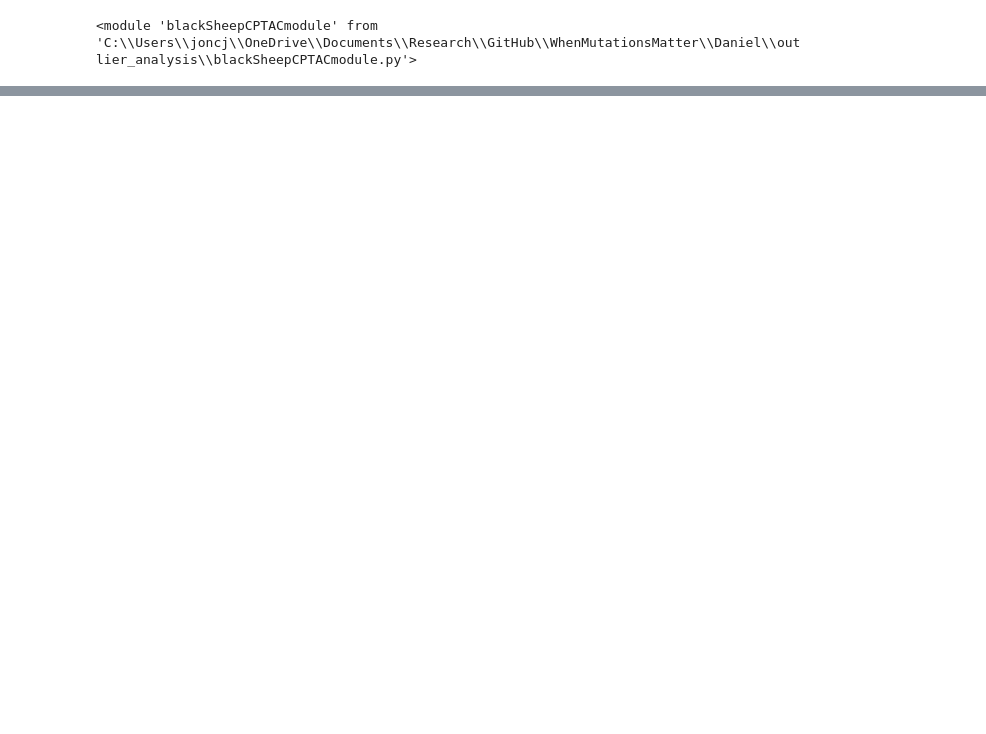
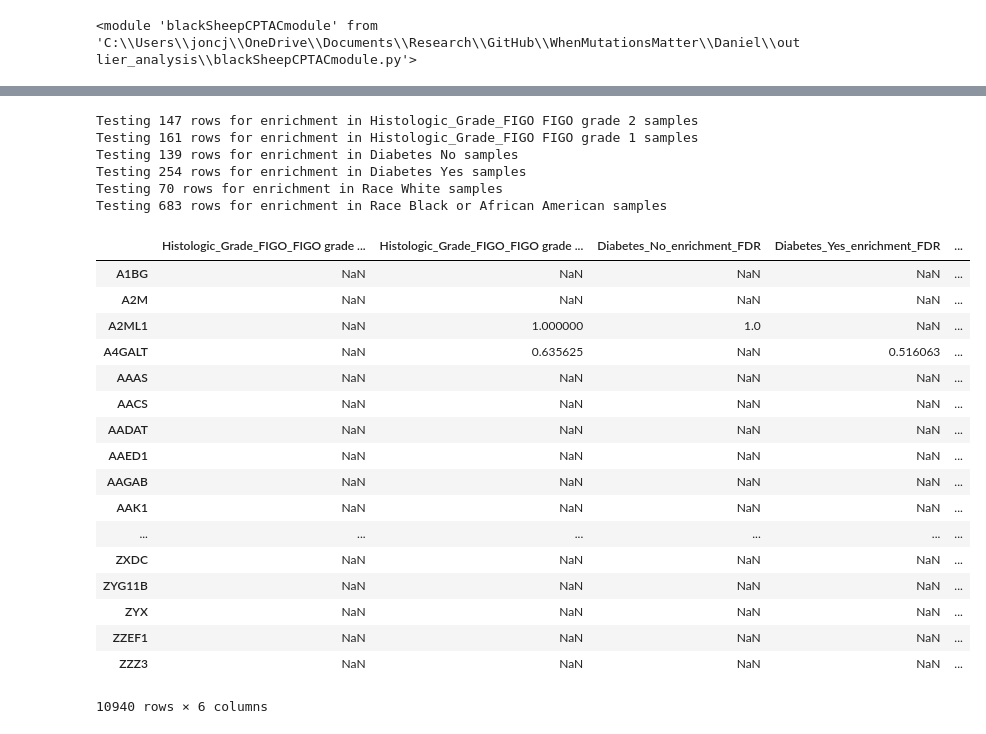
Before and after one commit to PayneLab/WhenMutationsMatter, a Jupyter notebook: Daniel/outlier_analysis/Jon_Black_Sheep_Exploration.ipynb, the cells around one changed output, grey strips where cells are left out. Saved outputs shown, nothing was run; the diff lists cells and outputs as text; code cells hidden in the pictures; blank space fills up the shorter version.

```diff
--- a/Daniel/outlier_analysis/Jon_Black_Sheep_Exploration.ipynb
+++ b/Daniel/outlier_analysis/Jon_Black_Sheep_Exploration.ipynb
@@ -46,4 +50,32 @@ outliers_en_prot
 # %%
 annotations = clinical[['Histologic_Grade_FIGO', 'Diabetes', 'Race']]
 # %%
-compare = ol.compare_groups_outliers(outliers_prot, annotations, frac_filter = 0.1)
+results = ol.compare_groups_outliers(outliers_prot, annotations, frac_filter = 0.1)
+# %% [output]
+Testing 147 rows for enrichment in Histologic_Grade_FIGO FIGO grade 2 samples
+Testing 161 rows for enrichment in Histologic_Grade_FIGO FIGO grade 1 samples
+Testing 139 rows for enrichment in Diabetes No samples
+Testing 254 rows for enrichment in Diabetes Yes samples
+Testing 70 rows for enrichment in Race White samples
+Testing 683 rows for enrichment in Race Black or African American samples
+# %%
+results
+# %% [output]
+|  | Histologic_Grade_FIGO_FIGO grade ... | Histologic_Grade_FIGO_FIGO grade ... | Diabetes_No_enrichment_FDR | Diabetes_Yes_enrichment_FDR | ... |
+| A1BG | NaN | NaN | NaN | NaN | ... |
+| A2M | NaN | NaN | NaN | NaN | ... |
+| A2ML1 | NaN | 1.000000 | 1.0 | NaN | ... |
+| A4GALT | NaN | 0.635625 | NaN | 0.516063 | ... |
+| AAAS | NaN | NaN | NaN | NaN | ... |
+| AACS | NaN | NaN | NaN | NaN | ... |
+| AADAT | NaN | NaN | NaN | NaN | ... |
+| AAED1 | NaN | NaN | NaN | NaN | ... |
+| AAGAB | NaN | NaN | NaN | NaN | ... |
+| AAK1 | NaN | NaN | NaN | NaN | ... |
+| ... | ... | ... | ... | ... | ... |
+| ZXDC | NaN | NaN | NaN | NaN | ... |
+| ZYG11B | NaN | NaN | NaN | NaN | ... |
+| ZYX | NaN | NaN | NaN | NaN | ... |
+| ZZEF1 | NaN | NaN | NaN | NaN | ... |
+| ZZZ3 | NaN | NaN | NaN | NaN | ... |
+10940 rows × 6 columns
```
Also changed, not shown: parts of 7 cells of this notebook.
